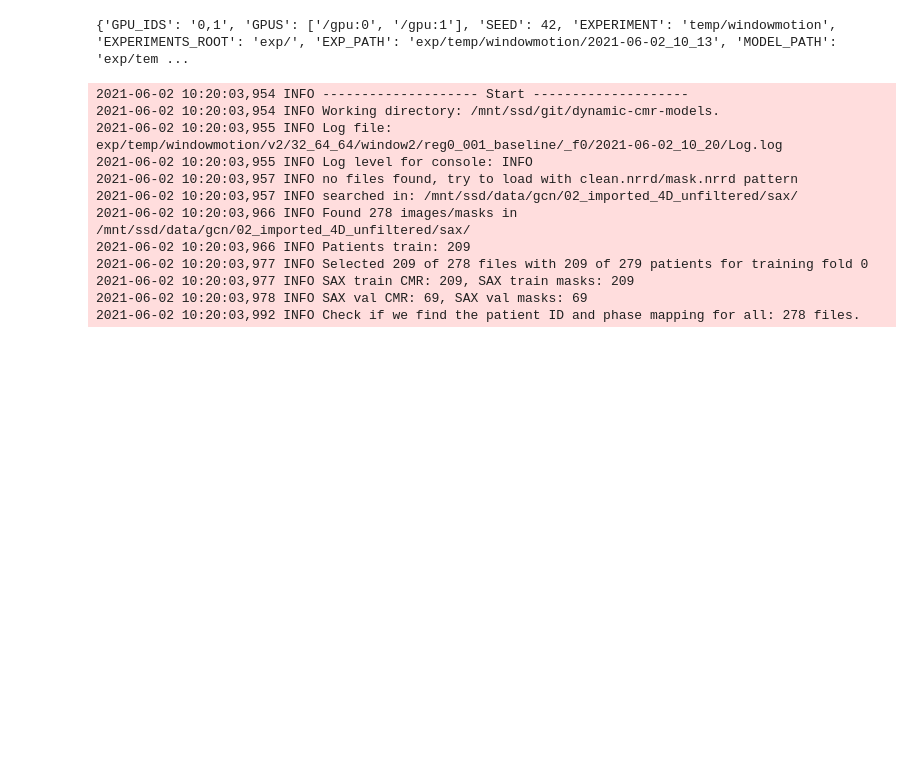
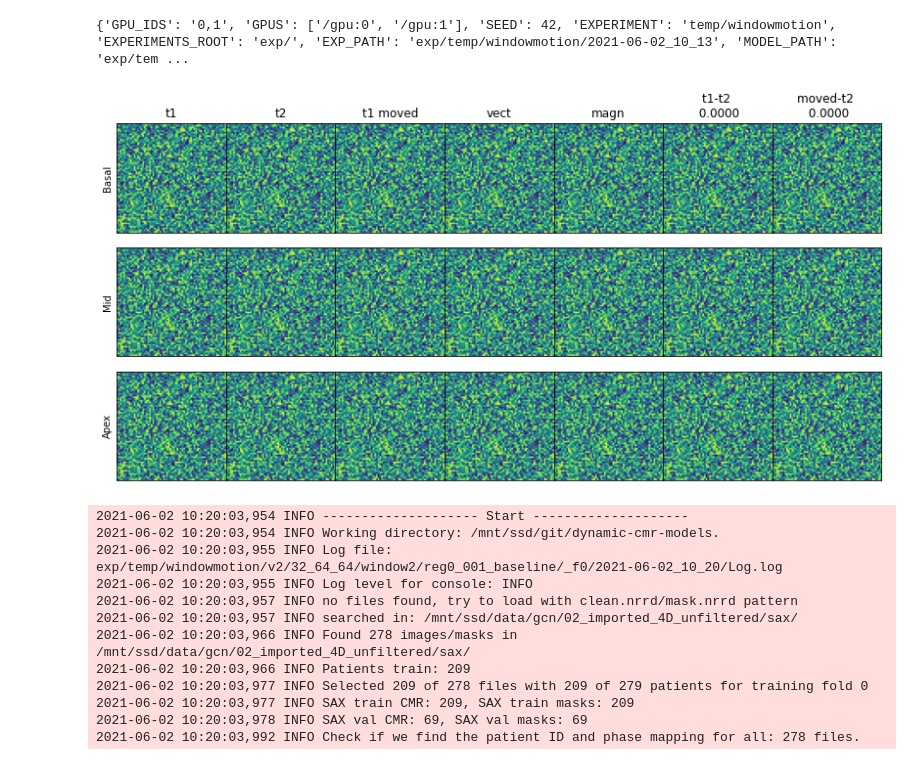
Before and after one commit to Cardio-AI/cmr-phase2phase-registration, a Jupyter notebook: notebooks/Dataset/Test_Window_motion.ipynb, the cells around one changed output. Saved outputs shown, nothing was run; the diff lists cells and outputs as text; code cells hidden in the pictures; blank space fills up the shorter version.

```diff
--- a/notebooks/Dataset/Test_Window_motion.ipynb
+++ b/notebooks/Dataset/Test_Window_motion.ipynb
@@ -94,6 +94,34 @@ Working directory set to: /mnt/ssd/git/dynamic-cmr-models
 2021-06-02 10:13:54,060 INFO Log file: ./logs/temp/windowmotion.log
 2021-06-02 10:13:54,060 INFO Log level for console: INFO
 {'GPU_IDS': '0,1', 'GPUS': ['/gpu:0', '/gpu:1'], 'SEED': 42, 'EXPERIMENT': 'temp/windowmotion', 'EXPERIMENTS_ROOT': 'exp/', 'EXP_PATH': 'exp/temp/windowmotion/2021-06-02_10_13', 'MODEL_PATH': 'exp/tem ...
+# %%
+import matplotlib.pyplot as plt
+import numpy as np
+img = np.random.random((64,64))
+nrows = 3
+ncols = 7
+y_label = ['Basal', 'Mid', 'Apex']
+col_titles = ['t1', 't2', 't1 moved', 'vect', 'magn', 't1-t2 \n {:6.4f}'.format(0) ,'moved-t2 \n {:6.4f}'.format(0)]
+
+fig, axes = plt.subplots(nrows, ncols, figsize=(14,7))
+ax_flat = axes.flatten()
+for ax in ax_flat:
+    ax.imshow(img)
+    ax.set_xticks([])
+    ax.set_yticks([])
+# set column names
+for i in range(ncols):
+    axes[0,i].set_title(col_titles[i])
+# set row names
+for j in range(nrows):
+
+    axes[j,0].set_ylabel(y_label[j], rotation=90, size='medium')
+
+fig.subplots_adjust(wspace=0.0, hspace=0.0)
+#fig.tight_layout()
+plt.show()
+# %% [output]
+[figure, added]
 # %%
 # use the trainings script to run fast experiments
 from src.models.train_motion_model import main
```
Also changed, not shown: 2 other files.
